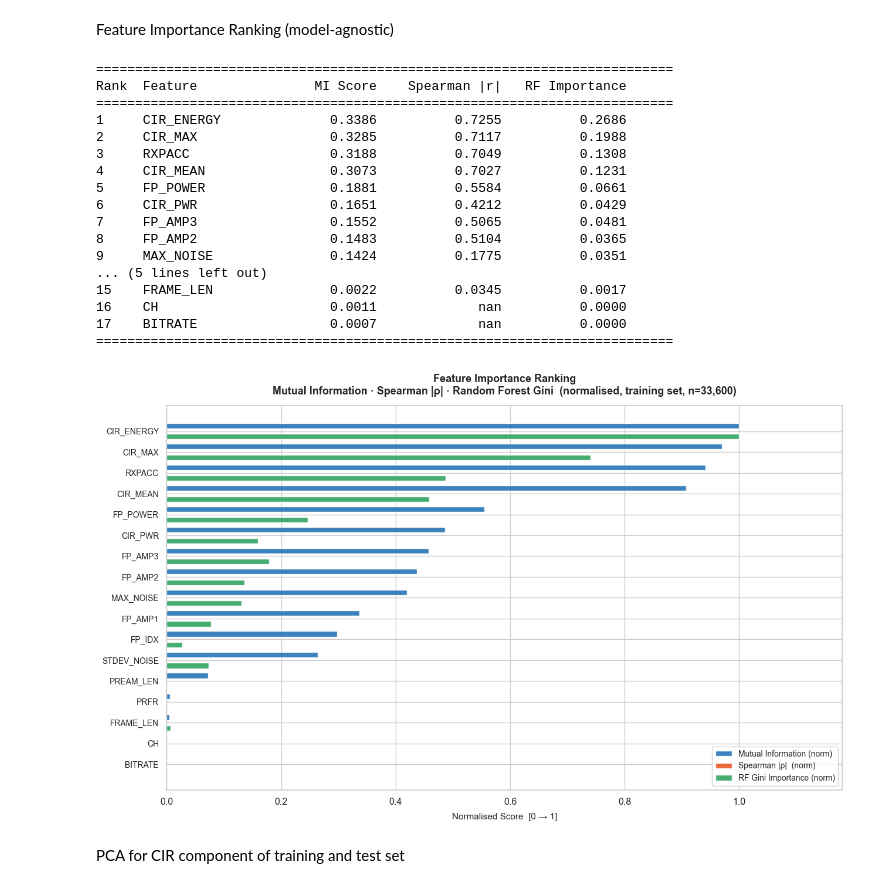
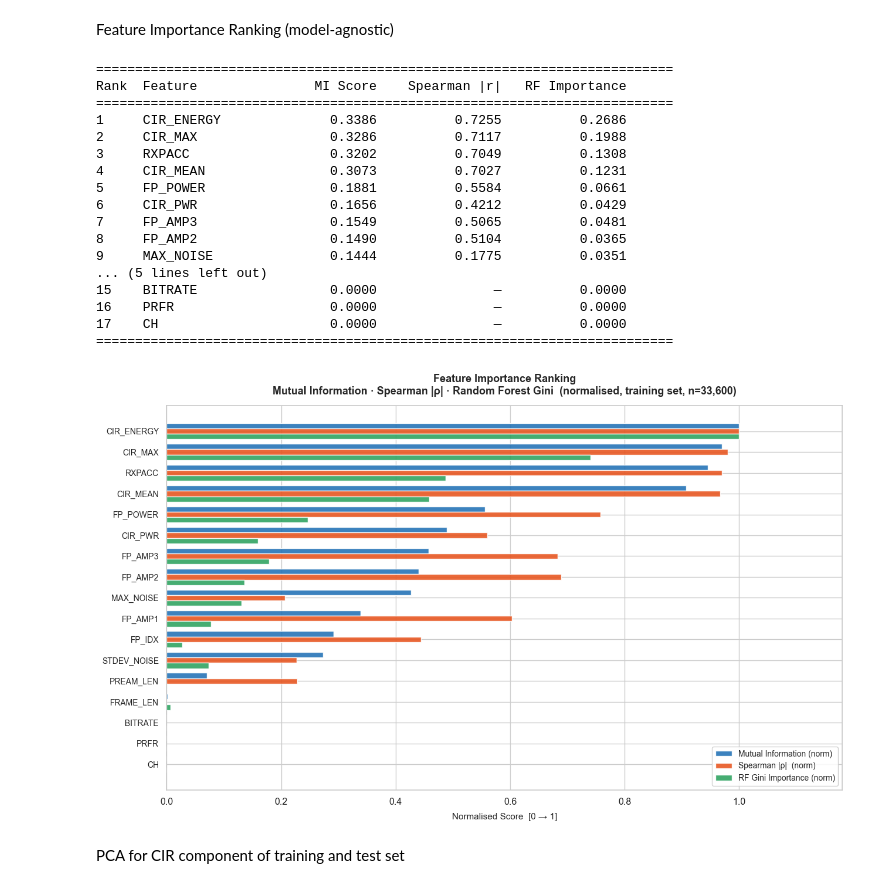
Before and after one commit to wymenlim/CSC3105, a Jupyter notebook: code/preprocessing.ipynb, the cells around one changed output. Drawn from its saved outputs; the diff is of its cells as text; code cells hidden in the pictures.

Commit message:
fiex the importance chart

```diff
--- a/code/preprocessing.ipynb
+++ b/code/preprocessing.ipynb
@@ -179,19 +179,27 @@ import matplotlib.pyplot as plt
 import seaborn as sns
 
 # Training set only — never touch test data during preprocessing decisions
-X_fi = X_train_raw[:, :17]   # (33600, 18)
+X_fi = X_train_raw[:, :17]   # (33600, 17)
 y_fi = y_train                # (33600,)
 
 # ── 1. Mutual Information ──────────────────────────────────────────────────────
-# Model-agnostic; captures non-linear dependencies between features and target
-mi_scores = mutual_info_classif(X_fi, y_fi, random_state=42, n_neighbors=5)
+# Discrete hardware-config features must use the exact discrete entropy estimator,
+# not the kNN continuous estimator (which inflates MI for low-cardinality features).
+discrete_features_set = {"CH", "FRAME_LEN", "PREAM_LEN", "BITRATE", "PRFR"}
+discrete_mask = [f in discrete_features_set for f in non_cir_features]
+
+mi_scores = mutual_info_classif(
+    X_fi, y_fi, discrete_features=discrete_mask, random_state=42, n_neighbors=5
+)
 
 # ── 2. Spearman |ρ| ────────────────────────────────────────────────────────────
-# Captures monotonic relationships — scale-invariant cross-check
+# Captures monotonic relationships — scale-invariant cross-check.
+# spearmanr returns NaN for constant/near-constant features; we keep those as NaN
+# so they don't corrupt normalization for other features.
 spearman_r = np.array([
     abs(spearmanr(X_fi[:, i], y_fi).statistic)
     for i in range(X_fi.shape[1])
-])
+], dtype=float)
 
 # ── 3. Random Forest Gini Importance ──────────────────────────────────────────
 # Shallow forest — purpose is ranking only, NOT final model selection
@@ -200,8 +208,11 @@ rf.fit(X_fi, y_fi)
 rf_importance = rf.feature_importances_
 
 # ── 4. Normalise all three to [0, 1] for fair visual comparison ───────────────
+# nanmin/nanmax so that NaN entries in spearman_r don't corrupt the whole array.
 def norm(arr):
-    return (arr - arr.min()) / (arr.max() - arr.min())
+    arr = np.asarray(arr, dtype=float)
+    lo, hi = np.nanmin(arr), np.nanmax(arr)
+    return (arr - lo) / (hi - lo)
 
 # ── 5. Ranked DataFrame (primary sort: MI Score) ──────────────────────────────
 fi_df = (
@@ -224,8 +235,8 @@ print("=" * 74)
 print(f"{'Rank':<6}{'Feature':<18}{'MI Score':>12}{'Spearman |r|':>16}{'RF Importance':>16}")
 print("=" * 74)
 for rank, row in fi_df.iterrows():
-    print(f"{rank:<6}{row['Feature']:<18}{row['MI Score']:>12.4f}"
-          f"{row['Spearman |r|']:>16.4f}{row['RF Importance']:>16.4f}")
+    sp = f"{row['Spearman |r|']:>16.4f}" if not np.isnan(row['Spearman |r|']) else f"{'—':>16}"
+    print(f"{rank:<6}{row['Feature']:<18}{row['MI Score']:>12.4f}{sp}{row['RF Importance']:>16.4f}")
 print("=" * 74)
 
 # ── 7. Grouped bar chart — all three metrics normalised to [0, 1] ─────────────
@@ -240,43 +251,43 @@ rf_norm  = fi_df["RF (norm)"].tolist()[::-1]
 y_pos  = np.arange(len(fi_df))
 h      = 0.26  # bar height
 
 ax.barh(y_pos + h,  mi_norm, h, color="#2171B5", alpha=0.88, label="Mutual Information (norm)")
 ax.barh(y_pos,      sp_norm, h, color="#E8541E", alpha=0.88, label="Spearman |ρ|  (norm)")
 ax.barh(y_pos - h,  rf_norm, h, color="#2CA25F", alpha=0.88, label="RF Gini Importance (norm)")
 
 ax.set_yticks(y_pos)
 ax.set_yticklabels(features_sorted, fontsize=10)
 ax.set_xlabel("Normalised Score  [0 → 1]", fontsize=11, labelpad=8)
 ax.set_xlim(0, 1.18)
 ax.set_title(
     "Feature Importance Ranking\n"
     "Mutual Information · Spearman |ρ| · Random Forest Gini  "
     f"(normalised, training set, n={len(X_fi):,})",
     fontsize=13, fontweight="bold", pad=14,
 )
 ax.legend(loc="lower right", framealpha=0.88, fontsize=10)
 
 plt.tight_layout()
 plt.show()
 # %% [output]
 ==========================================================================
 Rank  Feature               MI Score    Spearman |r|   RF Importance
 ==========================================================================
 1     CIR_ENERGY              0.3386          0.7255          0.2686
-2     CIR_MAX                 0.3285          0.7117          0.1988
-3     RXPACC                  0.3188          0.7049          0.1308
+2     CIR_MAX                 0.3286          0.7117          0.1988
+3     RXPACC                  0.3202          0.7049          0.1308
 4     CIR_MEAN                0.3073          0.7027          0.1231
 5     FP_POWER                0.1881          0.5584          0.0661
-6     CIR_PWR                 0.1651          0.4212          0.0429
-7     FP_AMP3                 0.1552          0.5065          0.0481
-8     FP_AMP2                 0.1483          0.5104          0.0365
-9     MAX_NOISE               0.1424          0.1775          0.0351
+6     CIR_PWR                 0.1656          0.4212          0.0429
+7     FP_AMP3                 0.1549          0.5065          0.0481
+8     FP_AMP2                 0.1490          0.5104          0.0365
+9     MAX_NOISE               0.1444          0.1775          0.0351
 ... (5 lines left out)
-15    FRAME_LEN               0.0022          0.0345          0.0017
-16    CH                      0.0011             nan          0.0000
-17    BITRATE                 0.0007             nan          0.0000
+15    BITRATE                 0.0000               —          0.0000
+16    PRFR                    0.0000               —          0.0000
+17    CH                      0.0000               —          0.0000
 ==========================================================================
-[figure, old version]
+[figure, new version]
 # %% [markdown]
 PCA for CIR component of training and test set
 # %%
```
